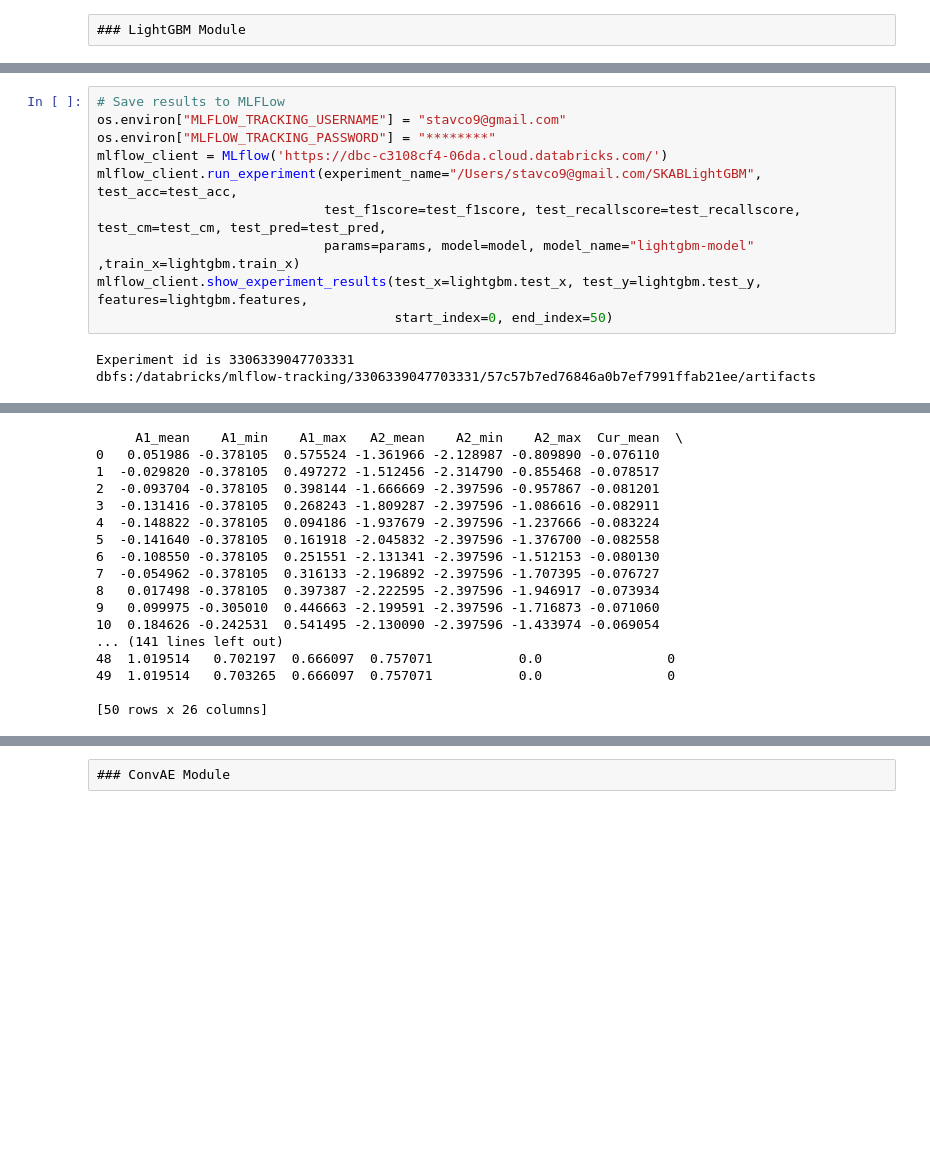
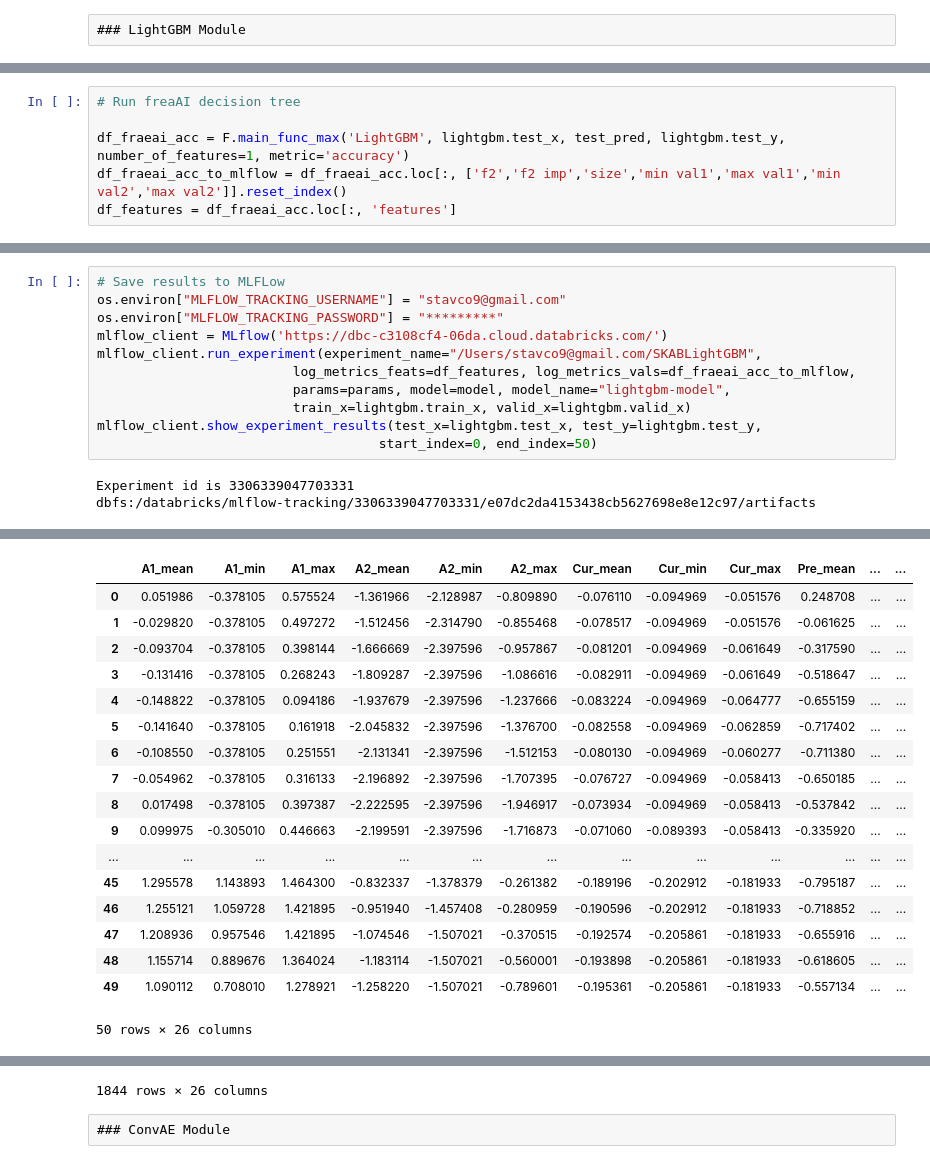
Before and after one commit to stavco9/mlops-final-project, a Jupyter notebook: main.ipynb, the cells around one changed output, grey strips where cells are left out. Saved outputs shown, nothing was run; the diff lists cells and outputs as text; blank space fills up the shorter version.

```diff
--- a/main.ipynb
+++ b/main.ipynb
@@ -63,0 +68,6 @@ array([[1041,    0],
+# %%
+# Run freaAI decision tree
+
+df_fraeai_acc = F.main_func_max('LightGBM', lightgbm.test_x, test_pred, lightgbm.test_y, number_of_features=1, metric='accuracy')
+df_fraeai_acc_to_mlflow = df_fraeai_acc.loc[:, ['f2','f2 imp','size','min val1','max val1','min val2','max val2']].reset_index()
+df_features = df_fraeai_acc.loc[:, 'features']
@@ -64,14 +99,15 @@ array([[1041,    0],
 # %%
 # Save results to MLFLow
 os.environ["MLFLOW_TRACKING_USERNAME"] = "stavco9@gmail.com"
-os.environ["MLFLOW_TRACKING_PASSWORD"] = "********"
+os.environ["MLFLOW_TRACKING_PASSWORD"] = "*********"
 mlflow_client = MLflow('https://dbc-c3108cf4-06da.cloud.databricks.com/')
-mlflow_client.run_experiment(experiment_name="/Users/stavco9@gmail.com/SKABLightGBM", test_acc=test_acc,
-                             test_f1score=test_f1score, test_recallscore=test_recallscore, test_cm=test_cm, test_pred=test_pred,
-                             params=params, model=model, model_name="lightgbm-model" ,train_x=lightgbm.train_x)
-mlflow_client.show_experiment_results(test_x=lightgbm.test_x, test_y=lightgbm.test_y, features=lightgbm.features,
-                                      start_index=0, end_index=50)
+mlflow_client.run_experiment(experiment_name="/Users/stavco9@gmail.com/SKABLightGBM",
+                         log_metrics_feats=df_features, log_metrics_vals=df_fraeai_acc_to_mlflow,
+                         params=params, model=model, model_name="lightgbm-model",
+                         train_x=lightgbm.train_x, valid_x=lightgbm.valid_x)
+mlflow_client.show_experiment_results(test_x=lightgbm.test_x, test_y=lightgbm.test_y,
+                                    start_index=0, end_index=50)
 # %% [output]
 Experiment id is 3306339047703331
-dbfs:/databricks/mlflow-tracking/3306339047703331/57c57b7ed76846a0b7ef7991ffab21ee/artifacts
+dbfs:/databricks/mlflow-tracking/3306339047703331/e07dc2da4153438cb5627698e8e12c97/artifacts
 Registered model 'lightgbm-model' already exists. Creating a new version of this model...
@@ -80,17 +116,18 @@ Created version '7' of model 'lightgbm-model'.
+|  | A1_mean | A1_min | A1_max | A2_mean | A2_min | A2_max | Cur_mean | Cur_min | Cur_max | Pre_mean | ... | ... |
+| 0 | 0.051986 | -0.378105 | 0.575524 | -1.361966 | -2.128987 | -0.809890 | -0.076110 | -0.094969 | -0.051576 | 0.248708 | ... | ... |
+| 1 | -0.029820 | -0.378105 | 0.497272 | -1.512456 | -2.314790 | -0.855468 | -0.078517 | -0.094969 | -0.051576 | -0.061625 | ... | ... |
+| 2 | -0.093704 | -0.378105 | 0.398144 | -1.666669 | -2.397596 | -0.957867 | -0.081201 | -0.094969 | -0.061649 | -0.317590 | ... | ... |
+| 3 | -0.131416 | -0.378105 | 0.268243 | -1.809287 | -2.397596 | -1.086616 | -0.082911 | -0.094969 | -0.061649 | -0.518647 | ... | ... |
+| 4 | -0.148822 | -0.378105 | 0.094186 | -1.937679 | -2.397596 | -1.237666 | -0.083224 | -0.094969 | -0.064777 | -0.655159 | ... | ... |
+| 5 | -0.141640 | -0.378105 | 0.161918 | -2.045832 | -2.397596 | -1.376700 | -0.082558 | -0.094969 | -0.062859 | -0.717402 | ... | ... |
+| 6 | -0.108550 | -0.378105 | 0.251551 | -2.131341 | -2.397596 | -1.512153 | -0.080130 | -0.094969 | -0.060277 | -0.711380 | ... | ... |
+| 7 | -0.054962 | -0.378105 | 0.316133 | -2.196892 | -2.397596 | -1.707395 | -0.076727 | -0.094969 | -0.058413 | -0.650185 | ... | ... |
+| 8 | 0.017498 | -0.378105 | 0.397387 | -2.222595 | -2.397596 | -1.946917 | -0.073934 | -0.094969 | -0.058413 | -0.537842 | ... | ... |
+| 9 | 0.099975 | -0.305010 | 0.446663 | -2.199591 | -2.397596 | -1.716873 | -0.071060 | -0.089393 | -0.058413 | -0.335920 | ... | ... |
+| ... | ... | ... | ... | ... | ... | ... | ... | ... | ... | ... | ... | ... |
+| 45 | 1.295578 | 1.143893 | 1.464300 | -0.832337 | -1.378379 | -0.261382 | -0.189196 | -0.202912 | -0.181933 | -0.795187 | ... | ... |
+| 46 | 1.255121 | 1.059728 | 1.421895 | -0.951940 | -1.457408 | -0.280959 | -0.190596 | -0.202912 | -0.181933 | -0.718852 | ... | ... |
+| 47 | 1.208936 | 0.957546 | 1.421895 | -1.074546 | -1.507021 | -0.370515 | -0.192574 | -0.205861 | -0.181933 | -0.655916 | ... | ... |
+| 48 | 1.155714 | 0.889676 | 1.364024 | -1.183114 | -1.507021 | -0.560001 | -0.193898 | -0.205861 | -0.181933 | -0.618605 | ... | ... |
+| 49 | 1.090112 | 0.708010 | 1.278921 | -1.258220 | -1.507021 | -0.789601 | -0.195361 | -0.205861 | -0.181933 | -0.557134 | ... | ... |
-     A1_mean    A1_min    A1_max   A2_mean    A2_min    A2_max  Cur_mean  \
-0   0.051986 -0.378105  0.575524 -1.361966 -2.128987 -0.809890 -0.076110
-1  -0.029820 -0.378105  0.497272 -1.512456 -2.314790 -0.855468 -0.078517
-2  -0.093704 -0.378105  0.398144 -1.666669 -2.397596 -0.957867 -0.081201
-3  -0.131416 -0.378105  0.268243 -1.809287 -2.397596 -1.086616 -0.082911
-4  -0.148822 -0.378105  0.094186 -1.937679 -2.397596 -1.237666 -0.083224
-5  -0.141640 -0.378105  0.161918 -2.045832 -2.397596 -1.376700 -0.082558
-6  -0.108550 -0.378105  0.251551 -2.131341 -2.397596 -1.512153 -0.080130
-7  -0.054962 -0.378105  0.316133 -2.196892 -2.397596 -1.707395 -0.076727
-8   0.017498 -0.378105  0.397387 -2.222595 -2.397596 -1.946917 -0.073934
-9   0.099975 -0.305010  0.446663 -2.199591 -2.397596 -1.716873 -0.071060
-10  0.184626 -0.242531  0.541495 -2.130090 -2.397596 -1.433974 -0.069054
-... (141 lines left out)
-48  1.019514   0.702197  0.666097  0.757071           0.0                0
-49  1.019514   0.703265  0.666097  0.757071           0.0                0
-
-[50 rows x 26 columns]
+50 rows × 26 columns
@@ -97,3 +146,4 @@ Created version '7' of model 'lightgbm-model'.
+1844 rows × 26 columns
 # %% [raw]
 ### ConvAE Module
 # %%
```
Also changed, not shown: parts of 9 cells of this notebook, 6 other files.
